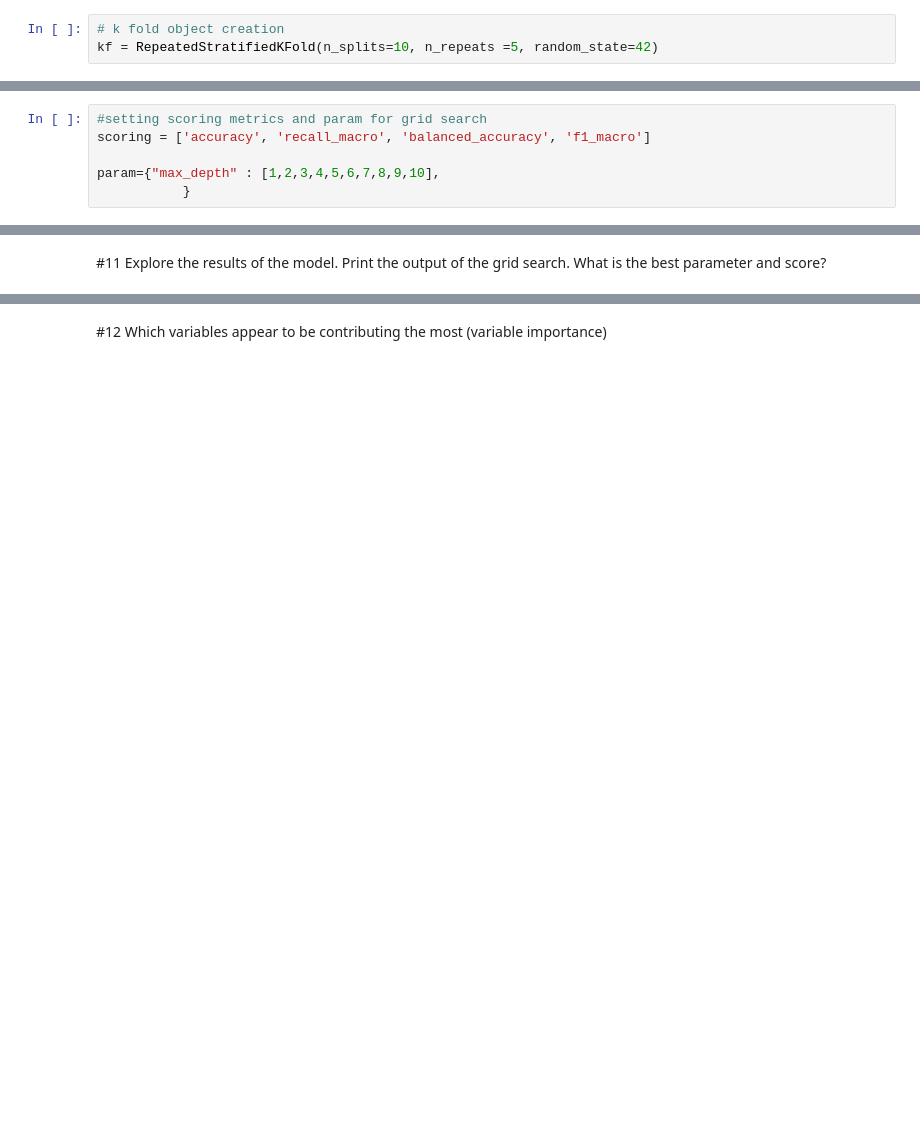
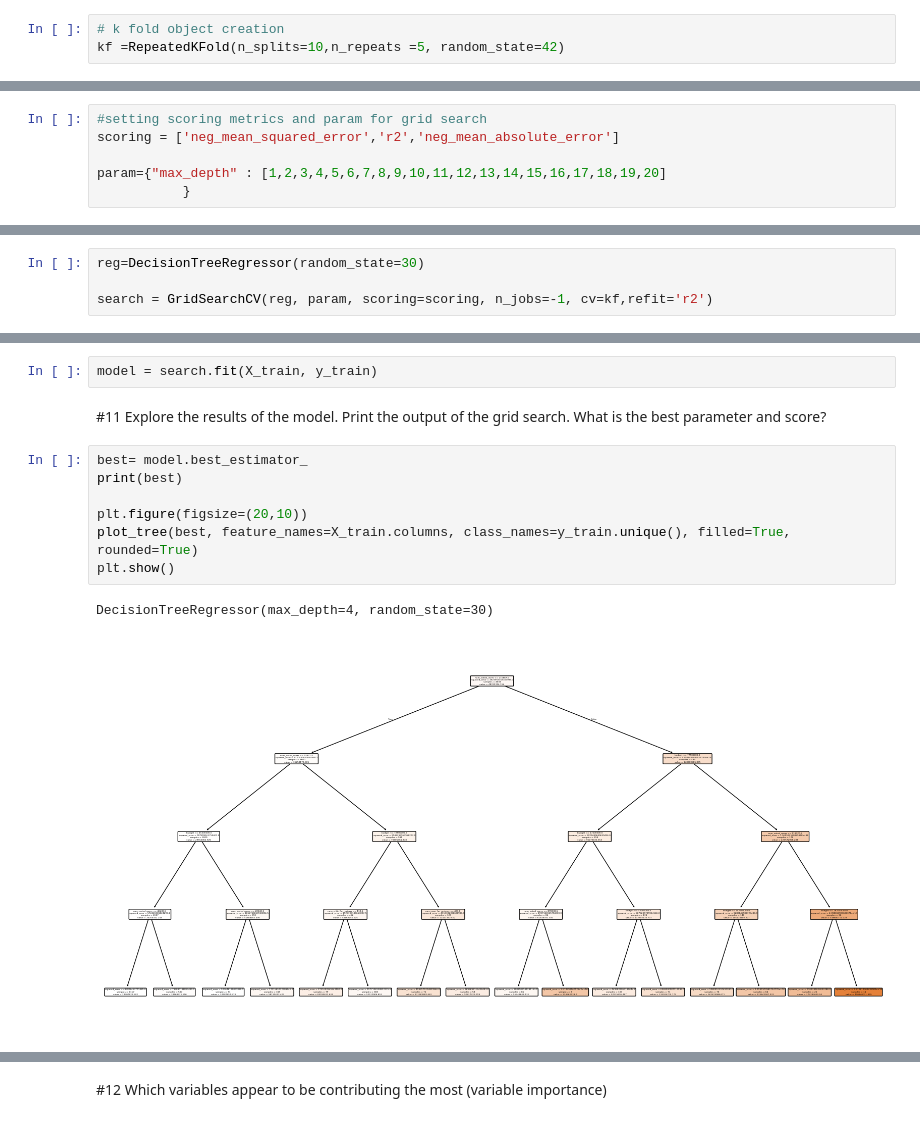
Before and after one commit to mrcarlson3/DS-3021, a Jupyter notebook: 09_DT_Regression/DT_Reg_Lab.ipynb, the cells around one changed output, grey strips where cells are left out. Saved outputs shown, nothing was run; the diff lists cells and outputs as text; blank space fills up the shorter version.

```diff
--- a/09_DT_Regression/DT_Reg_Lab.ipynb
+++ b/09_DT_Regression/DT_Reg_Lab.ipynb
@@ -93,18 +89,34 @@ See the caveats in the documentation: https://pandas.pydata.org/pandas-docs/stab
 #7 Create the kfold object for cross validation.
 # %%
 # k fold object creation
-kf = RepeatedStratifiedKFold(n_splits=10, n_repeats =5, random_state=42)
+kf =RepeatedKFold(n_splits=10,n_repeats =5, random_state=42)
 # %% [markdown]
 #8 Create the scoring metric (several measures) you will use to evaluate your model and choose a hyperparamater to optimize.
 # %%
 #setting scoring metrics and param for grid search
-scoring = ['accuracy', 'recall_macro', 'balanced_accuracy', 'f1_macro']
+scoring = ['neg_mean_squared_error','r2','neg_mean_absolute_error']
 
-param={"max_depth" : [1,2,3,4,5,6,7,8,9,10],
+param={"max_depth" : [1,2,3,4,5,6,7,8,9,10,11,12,13,14,15,16,17,18,19,20]
            }
 # %% [markdown]
 #9 Build the regression tree object.
+# %%
+reg=DecisionTreeRegressor(random_state=30)
+
+search = GridSearchCV(reg, param, scoring=scoring, n_jobs=-1, cv=kf,refit='r2')
 # %% [markdown]
 #10 Fit the model to the training data.
+# %%
+model = search.fit(X_train, y_train)
 # %% [markdown]
 #11 Explore the results of the model. Print the output of the grid search. What is the best parameter and score?
+# %%
+best= model.best_estimator_
+print(best)
+
+plt.figure(figsize=(20,10))
+plot_tree(best, feature_names=X_train.columns, class_names=y_train.unique(), filled=True, rounded=True)
+plt.show()
+# %% [output]
+DecisionTreeRegressor(max_depth=4, random_state=30)
+[figure, added]
```
Also changed, not shown: parts of 4 cells of this notebook, 1 other file.
